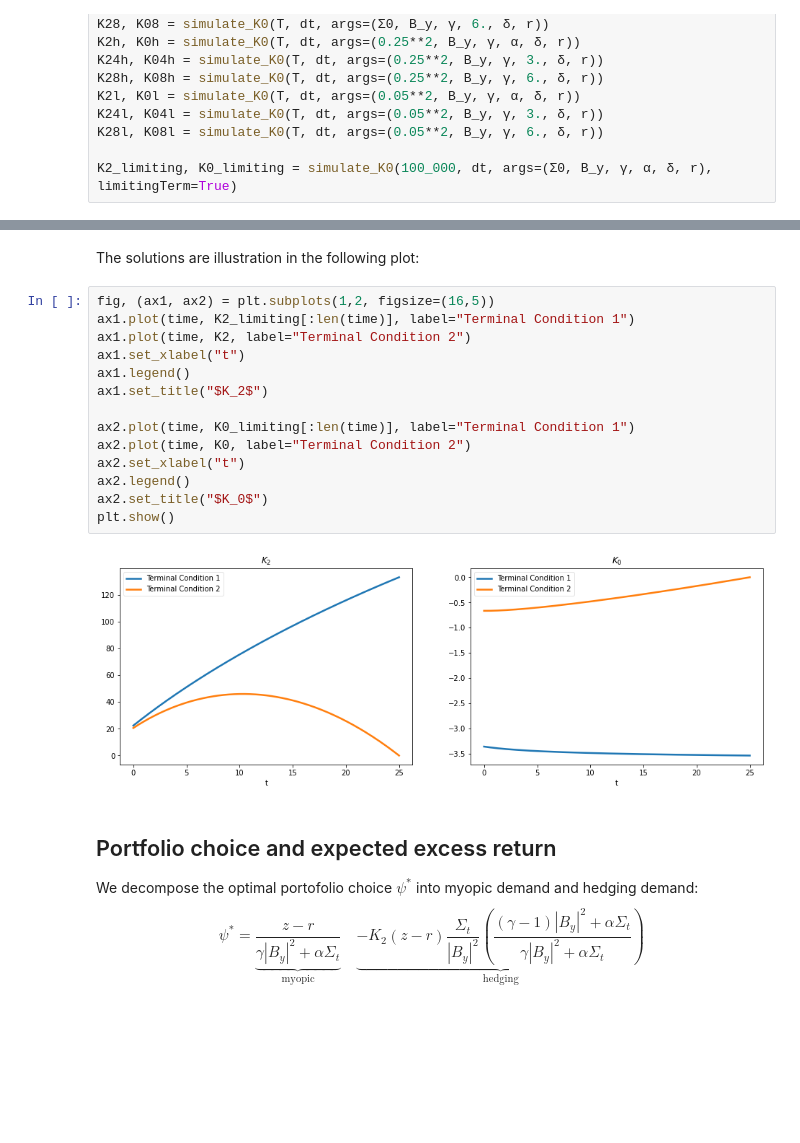
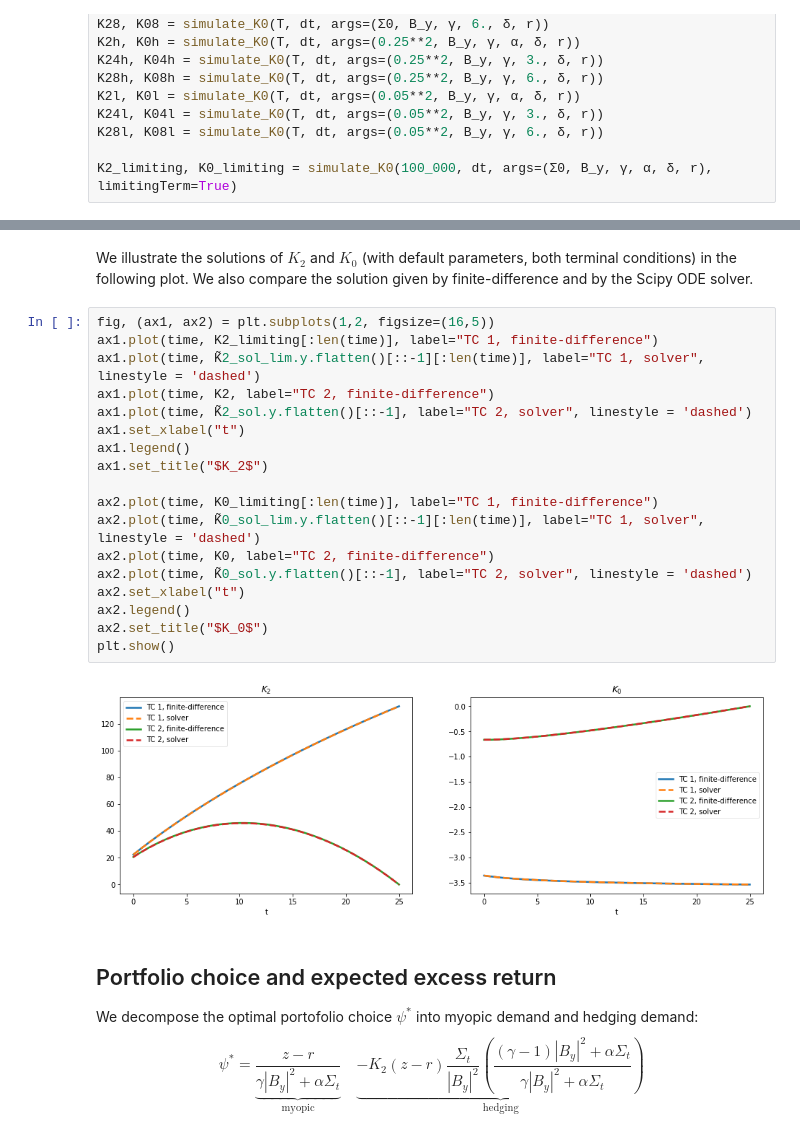
Before and after one commit to lphansen/PortfolioChoice, a Jupyter notebook: PortfolioSolution.ipynb, the cells around one changed output, grey strips where cells are left out. Saved outputs shown, nothing was run; the diff lists cells and outputs as text; blank space fills up the shorter version.

Commit message:
update ODE solver results

```diff
--- a/PortfolioSolution.ipynb
+++ b/PortfolioSolution.ipynb
@@ -182,21 +227,25 @@ K2_limiting, K0_limiting = simulate_K0(100_000, dt, args=(Σ0, B_y, γ, α, δ,
 # %% [markdown]
-The solutions are illustration in the following plot:
+We illustrate the solutions of $K_2$ and $K_0$ (with default parameters, both terminal conditions) in the following plot. We also compare the solution given by finite-difference and by the Scipy ODE solver.
 # %%
 fig, (ax1, ax2) = plt.subplots(1,2, figsize=(16,5))
-ax1.plot(time, K2_limiting[:len(time)], label="Terminal Condition 1")
-ax1.plot(time, K2, label="Terminal Condition 2")
+ax1.plot(time, K2_limiting[:len(time)], label="TC 1, finite-difference")
+ax1.plot(time, K̃2_sol_lim.y.flatten()[::-1][:len(time)], label="TC 1, solver", linestyle = 'dashed')
+ax1.plot(time, K2, label="TC 2, finite-difference")
+ax1.plot(time, K̃2_sol.y.flatten()[::-1], label="TC 2, solver", linestyle = 'dashed')
 ax1.set_xlabel("t")
 ax1.legend()
 ax1.set_title("$K_2$")
 
-ax2.plot(time, K0_limiting[:len(time)], label="Terminal Condition 1")
-ax2.plot(time, K0, label="Terminal Condition 2")
+ax2.plot(time, K0_limiting[:len(time)], label="TC 1, finite-difference")
+ax2.plot(time, K̃0_sol_lim.y.flatten()[::-1][:len(time)], label="TC 1, solver", linestyle = 'dashed')
+ax2.plot(time, K0, label="TC 2, finite-difference")
+ax2.plot(time, K̃0_sol.y.flatten()[::-1], label="TC 2, solver", linestyle = 'dashed')
 ax2.set_xlabel("t")
 ax2.legend()
 ax2.set_title("$K_0$")
 plt.show()
 # %% [output]
-[figure, old version]
+[figure, new version]
 # %% [markdown]
 ## Portfolio choice and expected excess return
 
```
Also changed, not shown: parts of 5 cells of this notebook.
